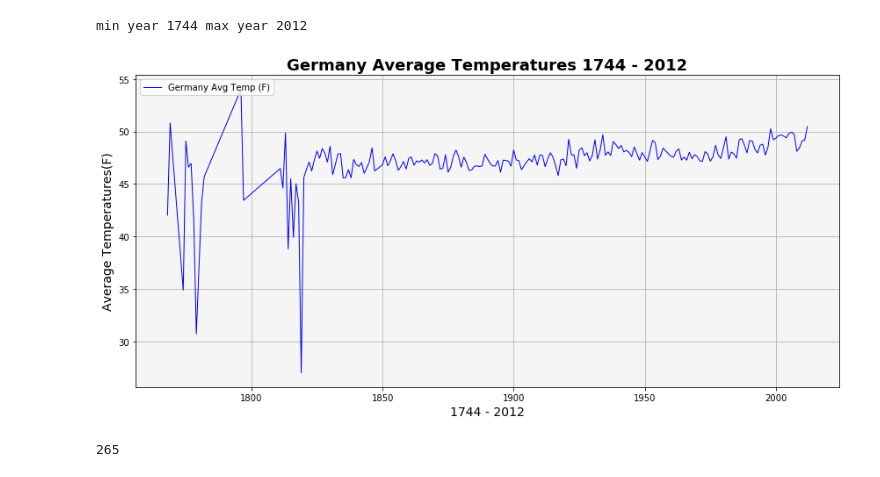
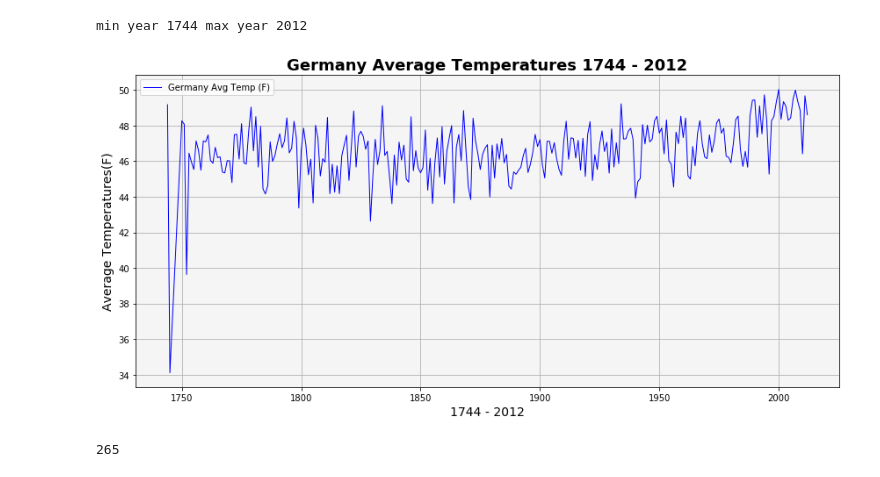
Before and after one commit to chrisg4github/Project-GW, a Jupyter notebook: GW_Plotting/GW_Plotting.ipynb, the cells around one changed output. Saved outputs shown, nothing was run; the diff lists cells and outputs as text; code cells hidden in the pictures.

Commit message:
Save GW plot corr() changes

```diff
--- a/GW_Plotting/GW_Plotting.ipynb
+++ b/GW_Plotting/GW_Plotting.ipynb
@@ -228,35 +230,35 @@ min year 1744 max year 2012
 # %%
 # Dependencies
 from matplotlib.figure import Figure
 import matplotlib.pyplot as plt
 import pandas as pd
 import numpy as np
 import datetime as dt
 from datetime import datetime, date, time
 import matplotlib.dates as mdates
 
 fig = plt.figure(figsize=(12,6))
 ax = fig.add_subplot(111)
 
-x_axis = gltc1_df["year"]
-y_axis = gltc1_df["avg_yly_tmp_f"]
+x_axis = gltc4_df["year"]
+y_axis = gltc4_df["avg_yly_tmp_f"]
 
 ax.set_title("Germany Average Temperatures 1744 - 2012",\
              weight='bold').set_fontsize('18')
 ax.set_xlabel("1744 - 2012").set_fontsize('14')
 ax.set_ylabel("Average Temperatures(F)").set_fontsize('14')
 
 ax.grid(True)
 ax.set_facecolor("whitesmoke")
 ax.plot(x_axis, y_axis, color="blue", linewidth= 1)
 
 ax.legend(["Germany Avg Temp (F)"], loc="upper left")
 
 plt.tight_layout()
 plt.savefig("./images/1744-2012_germany_temp_chart.png")
 plt.show()
 # %% [output]
-[figure, old version]
+[figure, new version]
 # %%
 # Set the index to the date column for pandas df.plot()
 gltc5_df = gltc_df.loc[gltc_df["country"] == "Italy"]
```
Also changed, not shown: parts of 21 cells of this notebook, 57 other files.
